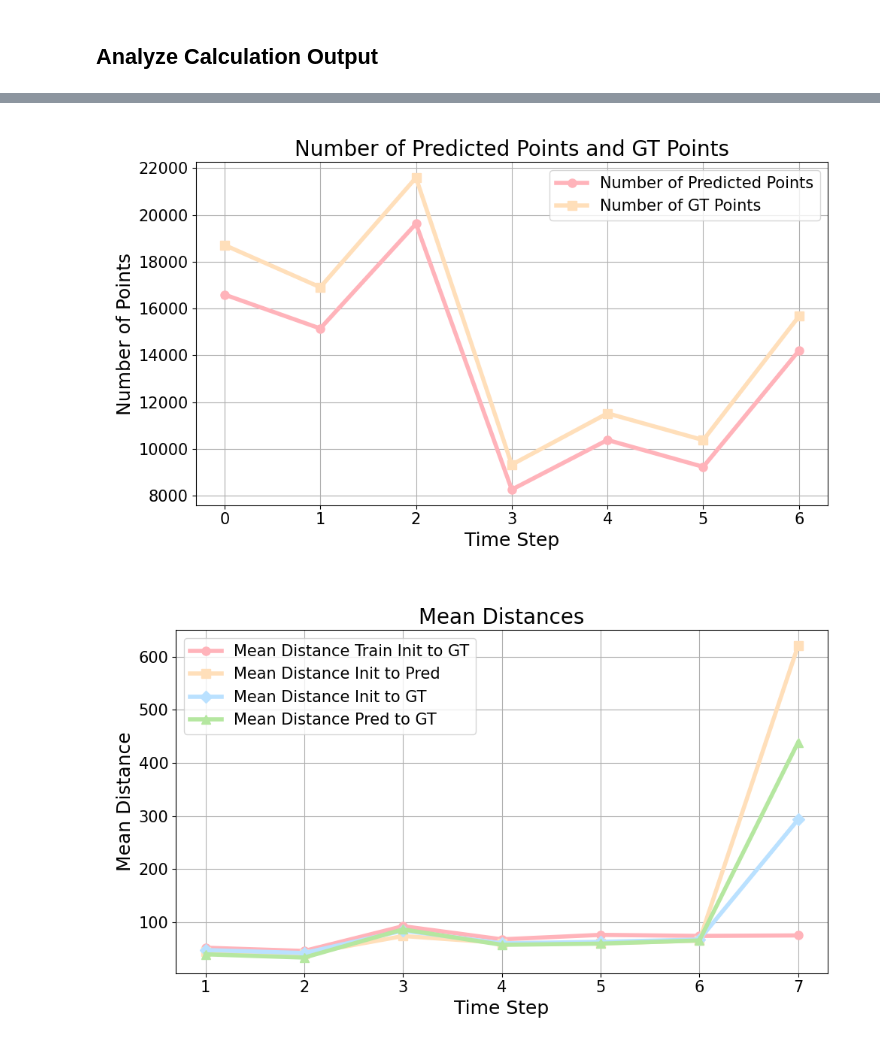
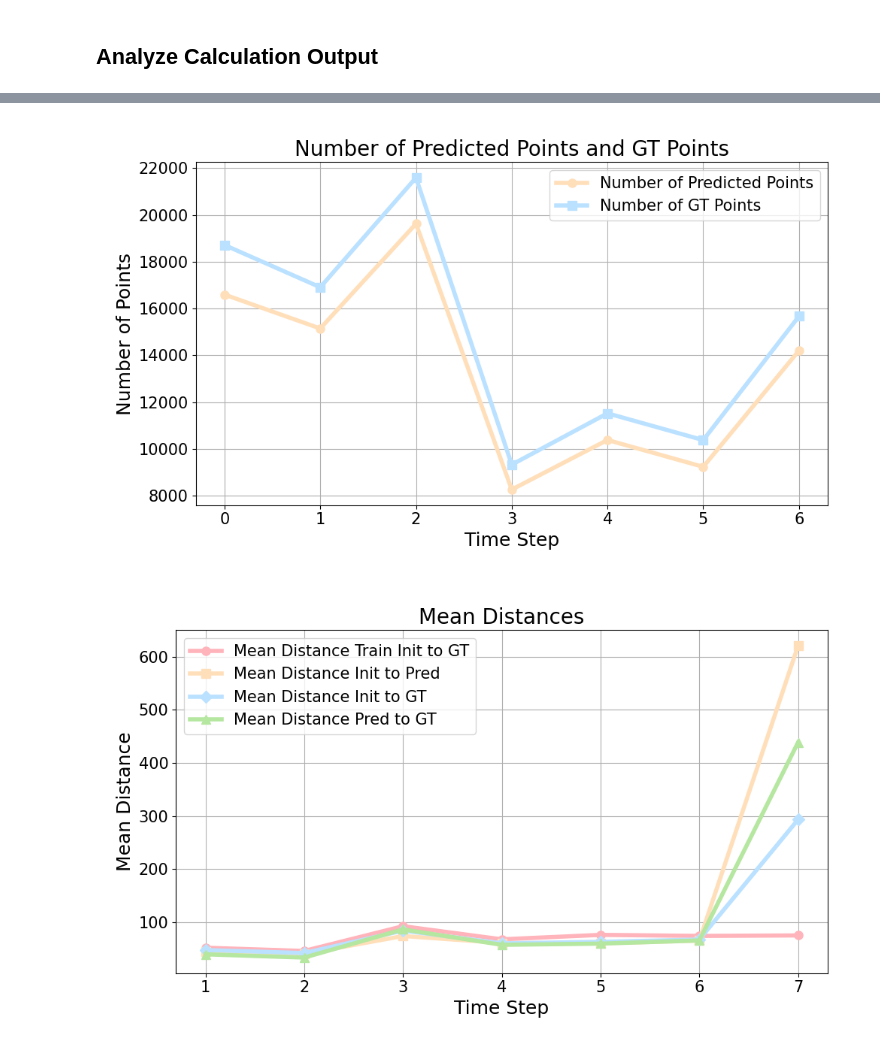
Before and after one commit to HaGeza/ParticleCollisionDL, a Jupyter notebook: notebooks/plot_hits.ipynb, the cells around one changed output, grey strips where cells are left out. Cells and saved outputs as stored; diff of their text form; code cells hidden in the pictures.

```diff
--- a/notebooks/plot_hits.ipynb
+++ b/notebooks/plot_hits.ipynb
@@ -362,23 +362,23 @@ def show_and_save_plot(fig, path, show=show_plots, save=save_plots):
 # %%
 # Plot 1: Number of predicted points and number of gt points
 set_large_font_size()
 
 plt.figure(figsize=(10, 6))
 plt.plot(num_pred_points, label='Number of Predicted Points',
-         marker='o', color=COLOR_PALETTE[1], linewidth=4, markersize=8)
+         marker='o', color=COLOR_PALETTE[2], linewidth=4, markersize=8)
 plt.plot(num_gt_points, label='Number of GT Points',
-         marker='s', color=COLOR_PALETTE[2], linewidth=4, markersize=8)
+         marker='s', color=COLOR_PALETTE[3], linewidth=4, markersize=8)
 plt.xlabel('Time Step')
 plt.ylabel('Number of Points')
 plt.title('Number of Predicted Points and GT Points')
 plt.legend()
 plt.grid(True)
 
 show_and_save_plot(plt, os.path.join(point_cloud_dir, "num_points.png"))
 
 set_medium_font_size()
 # %% [output]
-[figure, old version]
+[figure, new version]
 # %%
 # Plot 2: Mean distances
 set_large_font_size()
```
Also changed, not shown: parts of 1 cell of this notebook, 5 other files.
